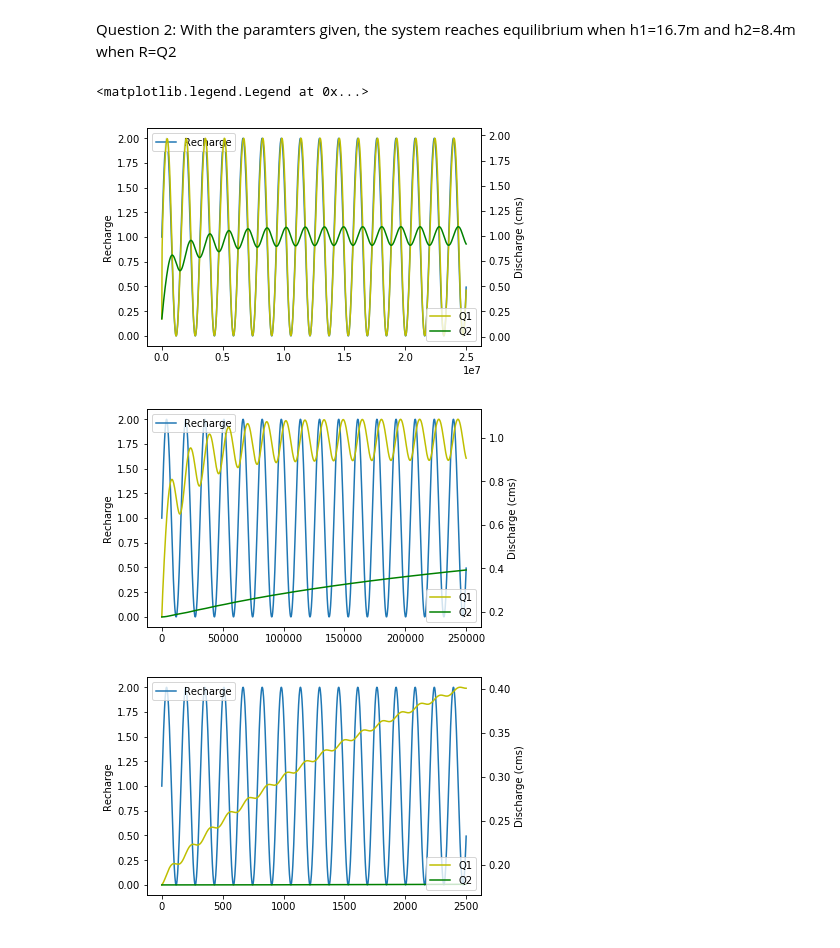
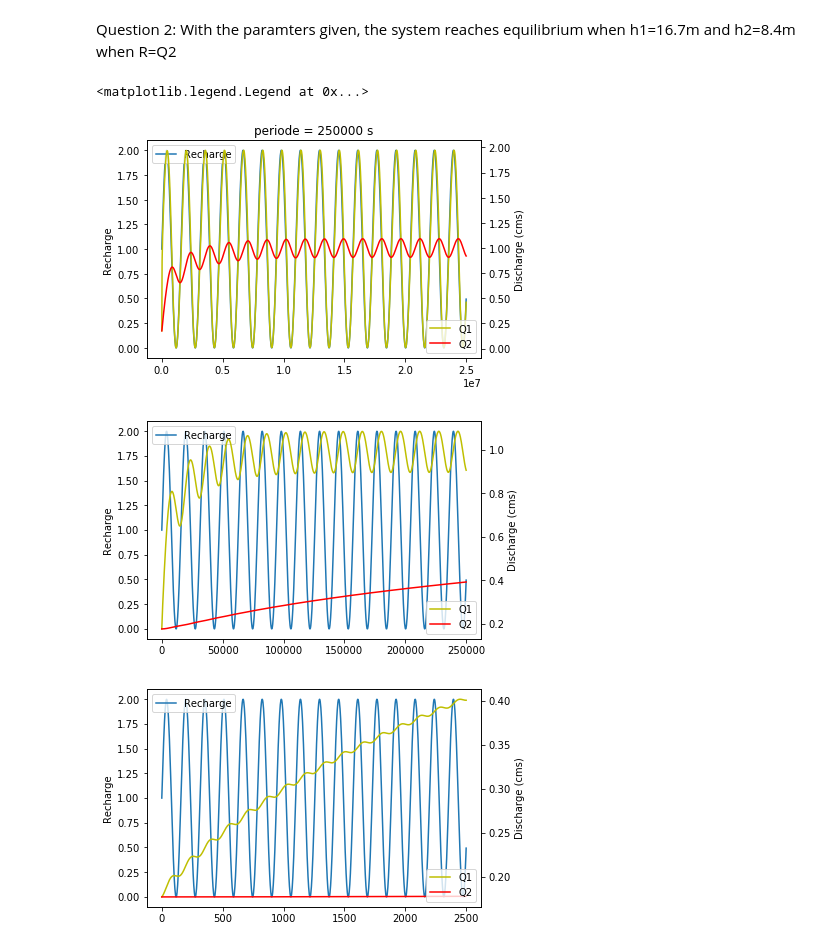
Before and after one commit to cctrunz/mathmodelling, a Jupyter notebook: Homework3_coupled reservoir model goodversion.ipynb, the cells around one changed output. Saved outputs shown, nothing was run; the diff lists cells and outputs as text; code cells hidden in the pictures.

Commit message:
graph with all the data

```diff
--- a/Homework3_coupled reservoir model goodversion.ipynb
+++ b/Homework3_coupled reservoir model goodversion.ipynb
@@ -122,9 +123,9 @@ Pc = 1./wc
 tstepa = 1000
 tstepb = 1000
 tstepc = 1000
-ta = linspace(0,(100.*Pa),tstep)
-tb = linspace(0,(100.*Pb),tstep)
-tc = linspace(0,(100.*Pc),tstep)
+ta = linspace(0,(100.*Pa),tstepa)
+tb = linspace(0,(100.*Pb),tstepb)
+tc = linspace(0,(100.*Pc),tstepc)
 
 
 resultata = odeint(dh_dt_R, heq, ta, args=(A_c1,A_c2, C_f1, C_f2, A_R1, A_R2, wa))
@@ -155,10 +156,9 @@ Rc = sin(wc*tc)+1.
 fig, ax1 = plt.subplots()
 ax2 = ax1.twinx()
 
-
 ax1.plot(ta, Ra, label = 'Recharge')
 ax2.plot(ta, Q1a, label = "Q1", color='y')
-ax2.plot(ta, Q2a, label = "Q2", color='g')
+ax2.plot(ta, Q2a, label = "Q2", color='r')
 
 
 ax1.set_ylabel('Recharge')
@@ -168,40 +168,41 @@ ax2.set_ylabel('Discharge (cms)')
 
 ax1.legend(loc ='upper left')
 ax2.legend(loc ='lower right')
+title('periode = 250000 s')
 
 #################
 fig, ax1 = plt.subplots()
 ax2 = ax1.twinx()
 
 ax1.plot(tb, Rb, label = 'Recharge')
 ax2.plot(tb, Q1b, label = "Q1", color='y')
-ax2.plot(tb, Q2b, label = "Q2", color='g')
+ax2.plot(tb, Q2b, label = "Q2", color='r')
 
 ax1.set_ylabel('Recharge')
 ax2.set_xlabel('Time (seconds)')
 ax2.set_ylabel('Discharge (cms)')
 
 ax1.legend(loc ='upper left')
 ax2.legend(loc ='lower right')
 
 #################
 fig, ax1 = plt.subplots()
 ax2 = ax1.twinx()
 
 
 ax1.plot(tc, Rc, label = 'Recharge')
 ax2.plot(tc, Q1c, label = "Q1", color='y')
-ax2.plot(tc, Q2c, label = "Q2", color='g')
+ax2.plot(tc, Q2c, label = "Q2", color='r')
 
 
 ax1.set_ylabel('Recharge')
 ax2.set_xlabel('Time (seconds)')
 ax2.set_ylabel('Discharge (cms)')
 
 ax1.legend(loc ='upper left')
 ax2.legend(loc ='lower right')
 # %% [output]
 <matplotlib.legend.Legend at 0x...>
-[figure, old version]
+[figure, new version]
-[figure, old version]
+[figure, new version]
-[figure, old version]
+[figure, new version]
```
Also changed, not shown: parts of 4 cells of this notebook.
